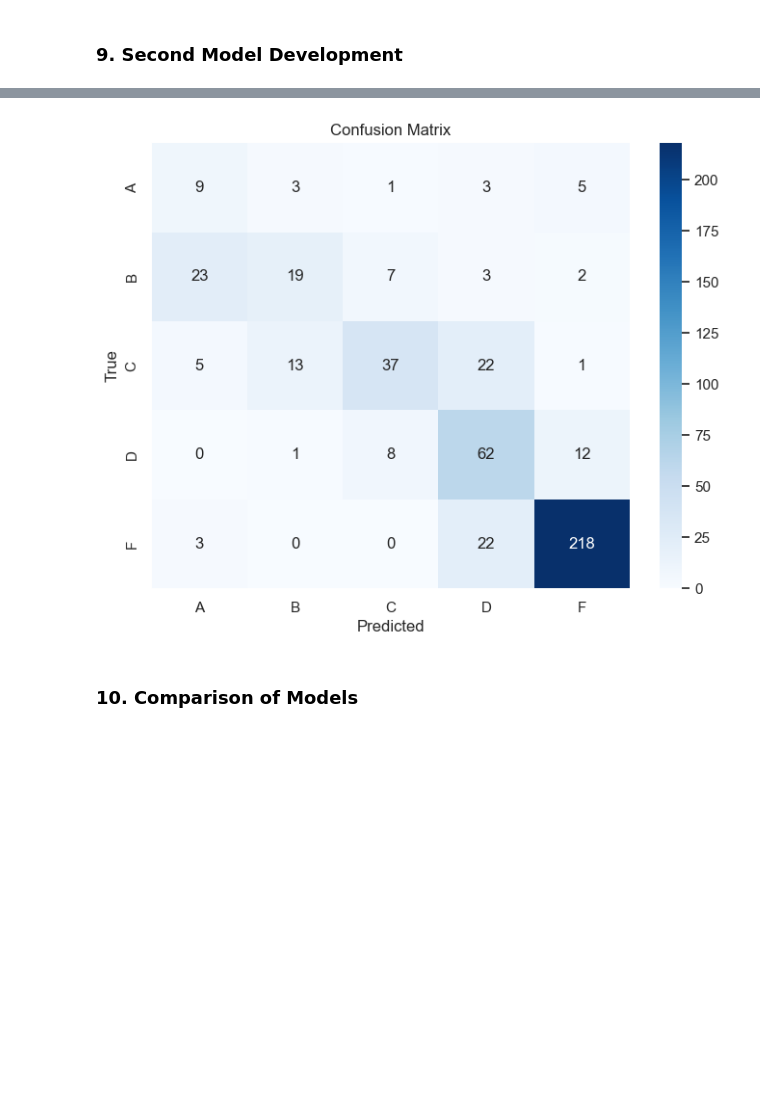
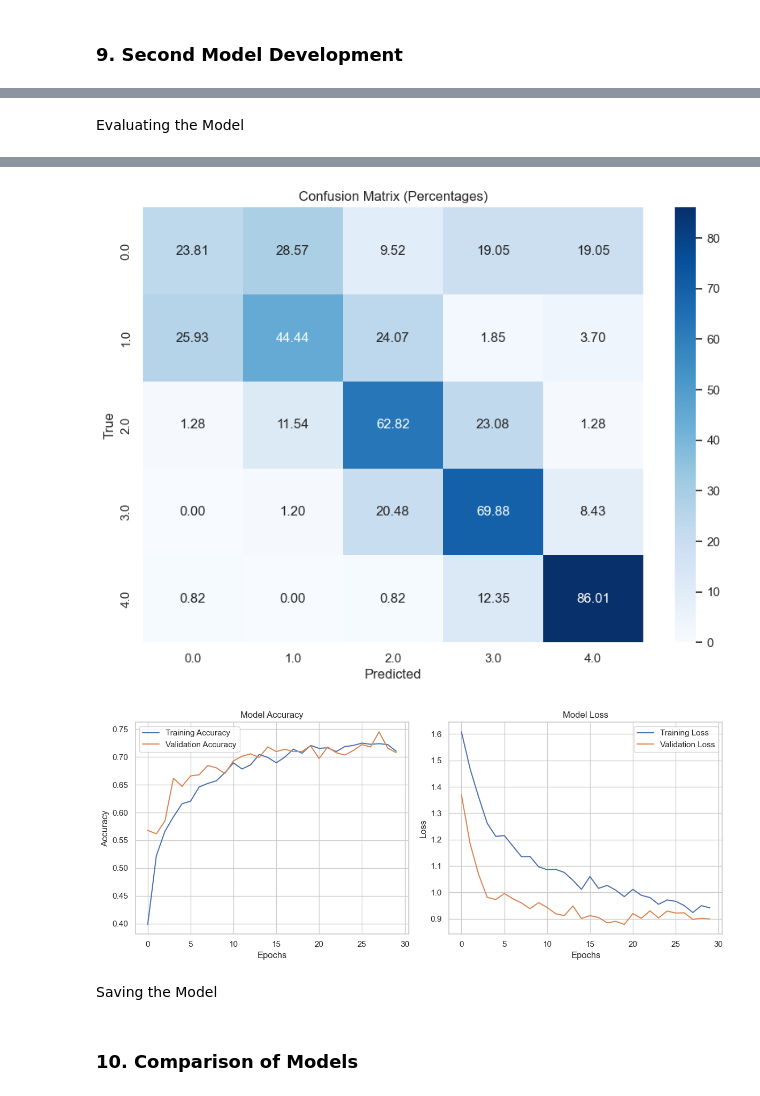
Before and after one commit to KGS577999/Guided-Project, a Jupyter notebook: notebooks/Guided_Project.ipynb, the cells around one changed output, grey strips where cells are left out. Drawn from its saved outputs; the diff is of its cells as text; code cells hidden in the pictures; blank space fills up the shorter version.

```diff
--- a/notebooks/Guided_Project.ipynb
+++ b/notebooks/Guided_Project.ipynb
@@ -1469,0 +1251,3 @@ Accuracy: 0.7328
+# %%
+nn_df = df_original_cleaned.copy()
+nn_df.drop(columns=["StudentID", "Age", "Gender", "GPA"], inplace=True)
@@ -1553,26 +1338,56 @@ Epoch 14/150
+# %% [markdown]
+Evaluating the Model
 # %%
-# Evaluate on the test set
-y_pred = model2.predict(X_test)
+# Evaluate the model on the test set
+y_pred = model.predict(X_test_scaled)
+y_pred_classes = np.argmax(y_pred, axis=1)  # Convert probabilities to class predictions
 
-# Convert predictions from probabilities to class labels (using np.argmax)
-y_pred_classes = np.argmax(y_pred, axis=1)
+# Accuracy
+accuracy = accuracy_score(y_test, y_pred_classes)
+print(f'Accuracy: {accuracy:.4f}')
 
-# Print Accuracy
-accuracy = accuracy_score(y_test, y_pred_classes)
-print(f"Accuracy: {accuracy:.4f}")
+# Classification Report
+print("\nClassification Report:")
+print(classification_report(y_test, y_pred_classes))
 
-# Print Classification Report (precision, recall, f1-score)
-print(f"Classification Report:\n{classification_report(y_test, y_pred_classes, target_names=['A', 'B', 'C', 'D', 'F'])}")
+# Calculate confusion matrix
+cm = confusion_matrix(y_test, y_pred_classes)
 
-# Print Confusion Matrix
-cm = confusion_matrix(y_test, y_pred_classes)
-print(f"Confusion Matrix:\n{cm}")
+# Normalize the confusion matrix by row
+cm_percentage = cm.astype('float') / cm.sum(axis=1)[:, np.newaxis] * 100
 
-# Plot the confusion matrix using seaborn heatmap
-plt.figure(figsize=(8, 6))
-sns.heatmap(cm, annot=True, fmt='d', cmap='Blues', xticklabels=['A', 'B', 'C', 'D', 'F'], yticklabels=['A', 'B', 'C', 'D', 'F'])
-plt.title("Confusion Matrix")
+# Class labels (ensure they are strings)
+class_labels = [str(label) for label in np.unique(y)]
+
+# Plot the Confusion Matrix (in percentages)
+plt.figure(figsize=(10, 7))
+sns.heatmap(cm_percentage, annot=True, fmt='.2f', cmap='Blues', xticklabels=class_labels, yticklabels=class_labels)
+plt.title('Confusion Matrix (Percentages)')
 plt.xlabel('Predicted')
 plt.ylabel('True')
 plt.show()
+
+# Plotting training history (Accuracy and Loss)
+plt.figure(figsize=(12, 5))
+
+# Accuracy plot
+plt.subplot(1, 2, 1)
+plt.plot(history.history['accuracy'], label='Training Accuracy')
+plt.plot(history.history['val_accuracy'], label='Validation Accuracy')
+plt.title('Model Accuracy')
+plt.xlabel('Epochs')
+plt.ylabel('Accuracy')
+plt.legend()
+
+# Loss plot
+plt.subplot(1, 2, 2)
+plt.plot(history.history['loss'], label='Training Loss')
+plt.plot(history.history['val_loss'], label='Validation Loss')
+plt.title('Model Loss')
+plt.xlabel('Epochs')
+plt.ylabel('Loss')
+plt.legend()
+
+plt.tight_layout()
+plt.show()
 # %% [output]
@@ -1596,2 +1409,5 @@ Classification Report:
-[figure, old version]
+[figure, new version]
+[figure, added]
+# %% [markdown]
+Saving the Model
 # %%
```
Also changed, not shown: parts of 24 cells of this notebook, 9 other files.
